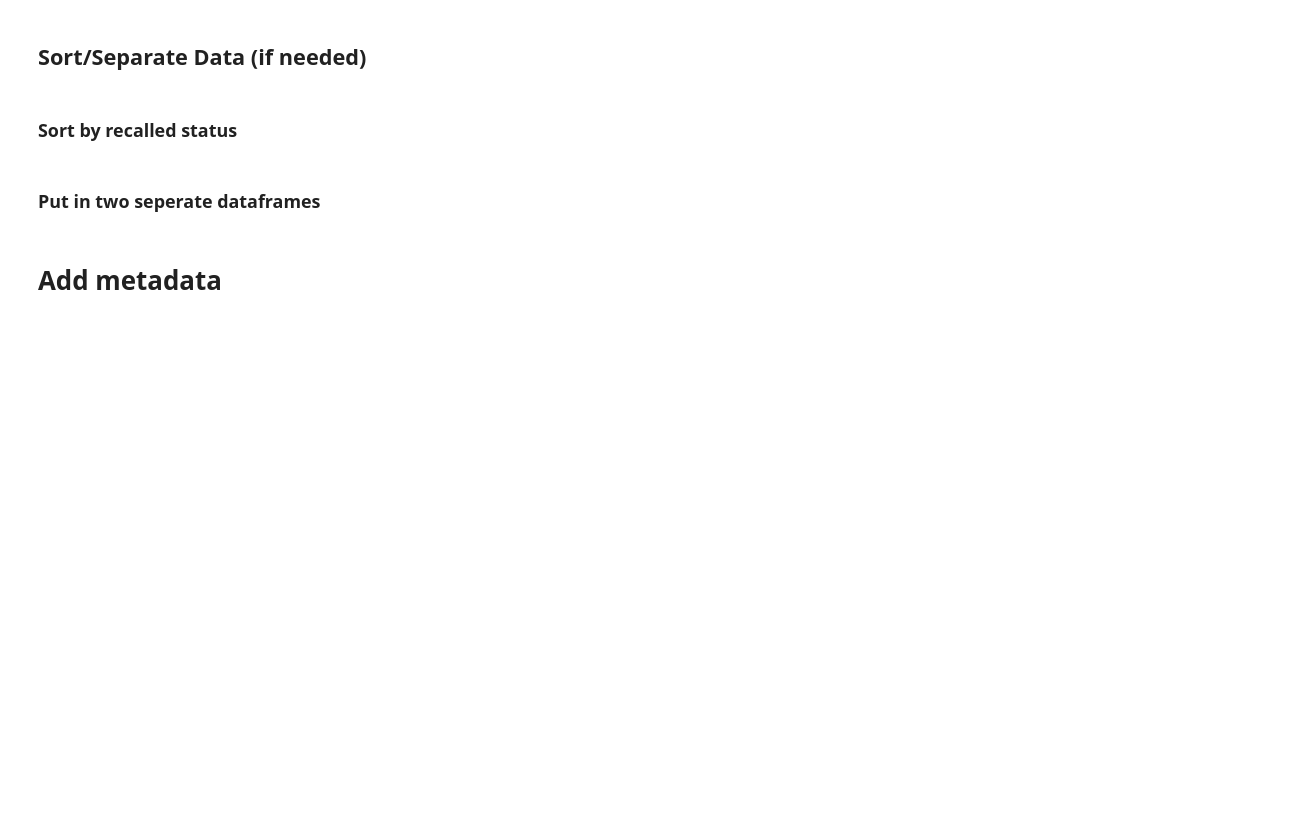
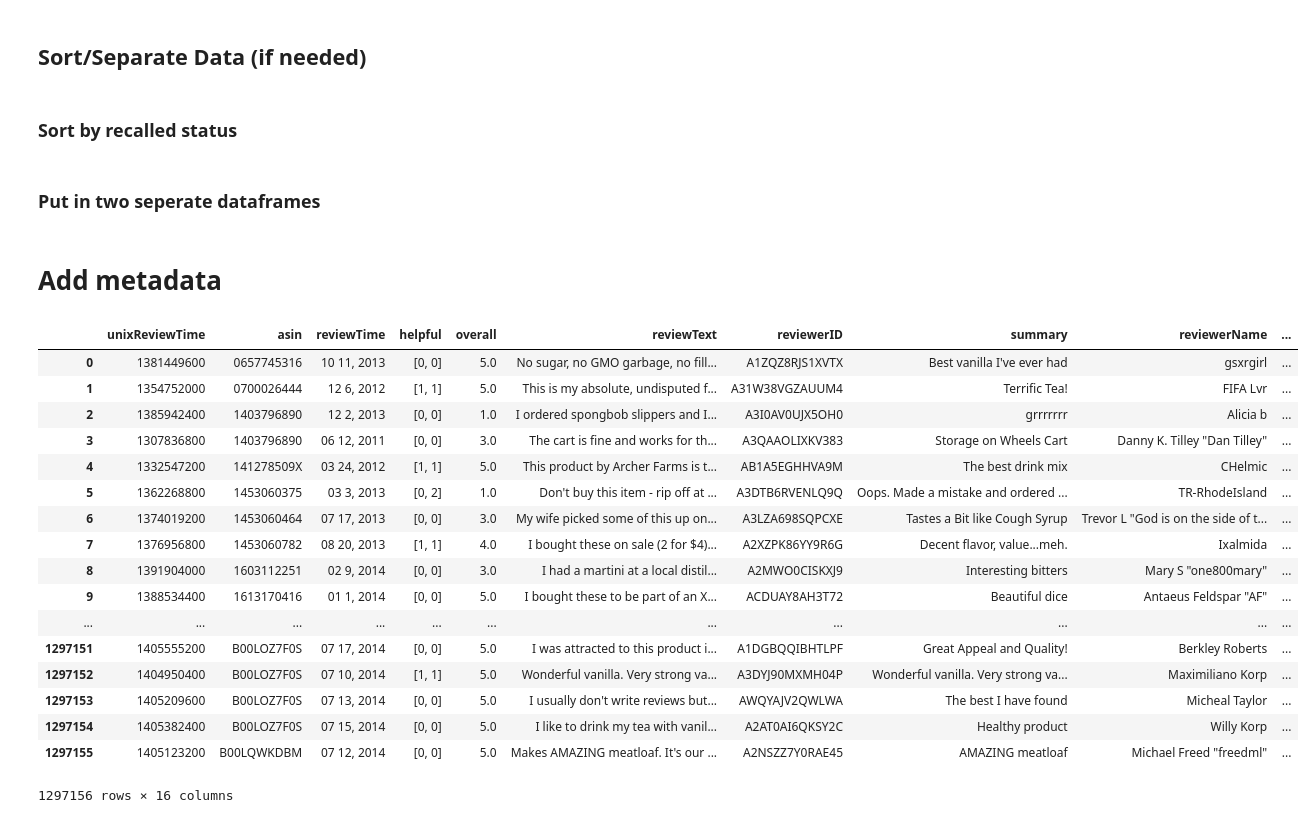
Before and after one commit to uwescience/DSSG2016-UnsafeFoods, a Jupyter notebook: notebooks/join_review-recall notebook.ipynb, the cells around one changed output. Cells and saved outputs as stored; diff of their text form; code cells hidden in the pictures; blank space fills up the shorter version.

Commit message:
fix column subset in join notebook

```diff
--- a/notebooks/join_review-recall notebook.ipynb
+++ b/notebooks/join_review-recall notebook.ipynb
@@ -62,5 +62,28 @@ recall = rev_recall.groupby(["recalled"]).get_group(True)
 # Add metadata
 # %%
 metadata = getDF(os.path.join(data_dir, "meta_Grocery_and_Gourmet_Food.json.gz"))
+# %%
+metadata_col_subset = metadata.drop(["imUrl", "related"],1)
 # %%
 full_df = pd.merge(rev_recall, metadata_col_subset, how = "left", on = ["asin"])
+# %%
+full_df
+# %% [output]
+|  | unixReviewTime | asin | reviewTime | helpful | overall | reviewText | reviewerID | summary | reviewerName | ... |
+| 0 | 1381449600 | 0657745316 | 10 11, 2013 | [0, 0] | 5.0 | No sugar, no GMO garbage, no fill... | A1ZQZ8RJS1XVTX | Best vanilla I've ever had | gsxrgirl | ... |
+| 1 | 1354752000 | 0700026444 | 12 6, 2012 | [1, 1] | 5.0 | This is my absolute, undisputed f... | A31W38VGZAUUM4 | Terrific Tea! | FIFA Lvr | ... |
+| 2 | 1385942400 | 1403796890 | 12 2, 2013 | [0, 0] | 1.0 | I ordered spongbob slippers and I... | A3I0AV0UJX5OH0 | grrrrrrr | Alicia b | ... |
+| 3 | 1307836800 | 1403796890 | 06 12, 2011 | [0, 0] | 3.0 | The cart is fine and works for th... | A3QAAOLIXKV383 | Storage on Wheels Cart | Danny K. Tilley "Dan Tilley" | ... |
+| 4 | 1332547200 | 141278509X | 03 24, 2012 | [1, 1] | 5.0 | This product by Archer Farms is t... | AB1A5EGHHVA9M | The best drink mix | CHelmic | ... |
+| 5 | 1362268800 | 1453060375 | 03 3, 2013 | [0, 2] | 1.0 | Don't buy this item - rip off at ... | A3DTB6RVENLQ9Q | Oops. Made a mistake and ordered ... | TR-RhodeIsland | ... |
+| 6 | 1374019200 | 1453060464 | 07 17, 2013 | [0, 0] | 3.0 | My wife picked some of this up on... | A3LZA698SQPCXE | Tastes a Bit like Cough Syrup | Trevor L "God is on the side of t... | ... |
+| 7 | 1376956800 | 1453060782 | 08 20, 2013 | [1, 1] | 4.0 | I bought these on sale (2 for $4)... | A2XZPK86YY9R6G | Decent flavor, value...meh. | Ixalmida | ... |
+| 8 | 1391904000 | 1603112251 | 02 9, 2014 | [0, 0] | 3.0 | I had a martini at a local distil... | A2MWO0CISKXJ9 | Interesting bitters | Mary S "one800mary" | ... |
+| 9 | 1388534400 | 1613170416 | 01 1, 2014 | [0, 0] | 5.0 | I bought these to be part of an X... | ACDUAY8AH3T72 | Beautiful dice | Antaeus Feldspar "AF" | ... |
+| ... | ... | ... | ... | ... | ... | ... | ... | ... | ... | ... |
+| 1297151 | 1405555200 | B00LOZ7F0S | 07 17, 2014 | [0, 0] | 5.0 | I was attracted to this product i... | A1DGBQQIBHTLPF | Great Appeal and Quality! | Berkley Roberts | ... |
+| 1297152 | 1404950400 | B00LOZ7F0S | 07 10, 2014 | [1, 1] | 5.0 | Wonderful vanilla. Very strong va... | A3DYJ90MXMH04P | Wonderful vanilla. Very strong va... | Maximiliano Korp | ... |
+| 1297153 | 1405209600 | B00LOZ7F0S | 07 13, 2014 | [0, 0] | 5.0 | I usually don't write reviews but... | AWQYAJV2QWLWA | The best I have found | Micheal Taylor | ... |
+| 1297154 | 1405382400 | B00LOZ7F0S | 07 15, 2014 | [0, 0] | 5.0 | I like to drink my tea with vanil... | A2AT0AI6QKSY2C | Healthy product | Willy Korp | ... |
+| 1297155 | 1405123200 | B00LQWKDBM | 07 12, 2014 | [0, 0] | 5.0 | Makes AMAZING meatloaf. It's our ... | A2NSZZ7Y0RAE45 | AMAZING meatloaf | Michael Freed "freedml" | ... |
+1297156 rows × 16 columns
```
